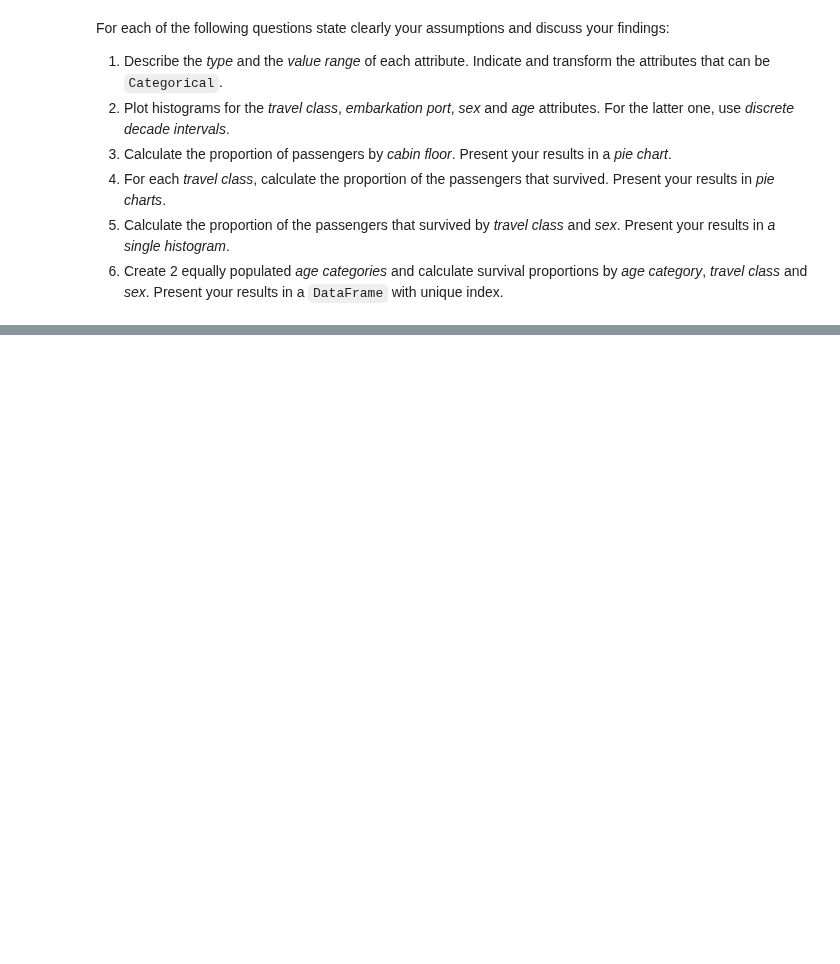
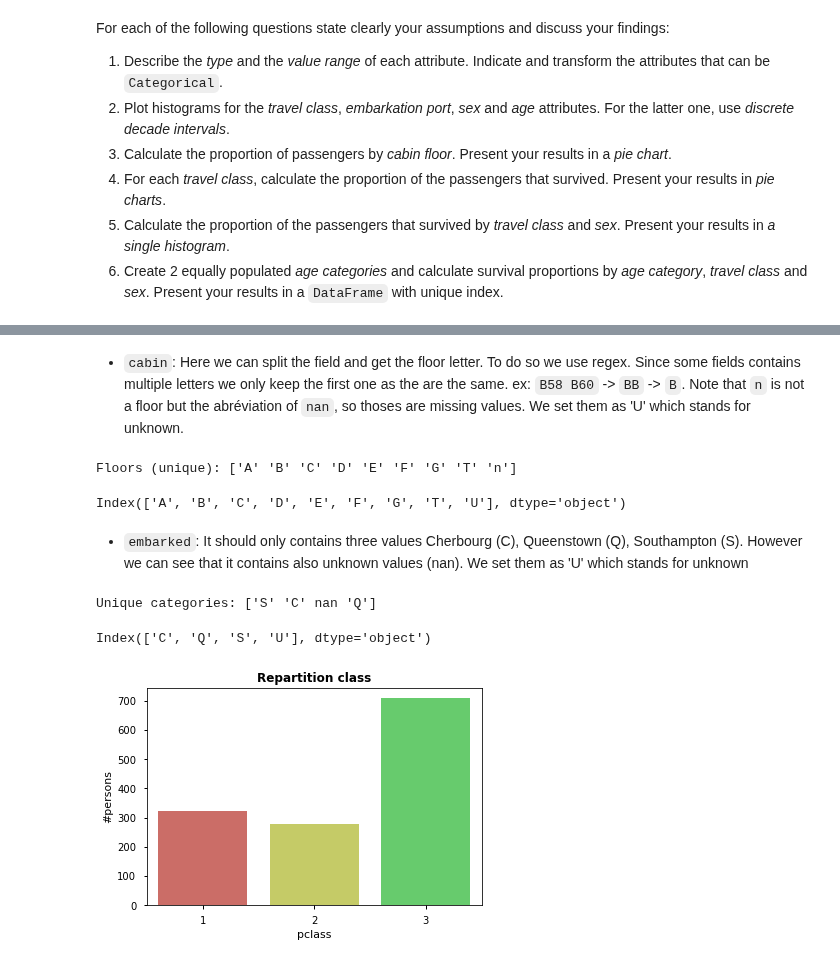
Before and after one commit to AdaTeamElec/ADA2017-Homeworks, a Jupyter notebook: 01 - Pandas and Data Wrangling/Homework 1.ipynb, the cells around one changed output, grey strips where cells are left out. Saved outputs shown, nothing was run; the diff lists cells and outputs as text; code cells hidden in the pictures; blank space fills up the shorter version.

```diff
--- a/01 - Pandas and Data Wrangling/Homework 1.ipynb
+++ b/01 - Pandas and Data Wrangling/Homework 1.ipynb
@@ -492,0 +407,4 @@ For each of the following questions state clearly your assumptions and discuss y
+# %%
+print('Unique categories: {}'.format(df['sex'].unique()))
+df['sex'] = df.sex.astype('category')
+df['sex'].cat.categories
@@ -492,0 +426,32 @@ For each of the following questions state clearly your assumptions and discuss y
+# %% [markdown]
+* `cabin`: Here we can split the field and get the floor letter. To do so we use regex. Since some fields contains multiple letters we only keep the first one as the are the same. ex: `B58 B60` -> `BB` -> `B`. Note that `n` is not a floor but the abréviation of `nan`, so thoses are missing values. We set them as 'U' which stands for unknown.
+# %%
+floors = [re.sub(r'[0-9 ]', '', str(item))[0] for item in df['cabin']]
+print('Floors (unique): {}'.format(np.unique(floors)))
+df['floor'] = floors
+df.loc[df['floor'] == 'n', 'floor'] = 'U'
+df['floor'] = df.floor.astype('category')
+df['floor'].cat.categories
+# %% [output]
+Floors (unique): ['A' 'B' 'C' 'D' 'E' 'F' 'G' 'T' 'n']
+Index(['A', 'B', 'C', 'D', 'E', 'F', 'G', 'T', 'U'], dtype='object')
+# %% [markdown]
+* `embarked`: It should only contains three values Cherbourg (C), Queenstown (Q), Southampton (S). However we can see that it contains also unknown values (nan). We set them as 'U' which stands for unknown
+# %%
+print('Unique categories: {}'.format(df['embarked'].unique()))
+df['embarked'] = df['embarked'].fillna('U')
+df['embarked'] = df.embarked.astype('category')
+df['embarked'].cat.categories
+# %% [output]
+Unique categories: ['S' 'C' nan 'Q']
+Index(['C', 'Q', 'S', 'U'], dtype='object')
+# %%
+def nice_bar_plot(data, title='', y_axis=''):
+    fig, ax = plt.subplots()
+    ax.set_title(title , fontsize=12, fontweight='bold')
+    ax.set_xlabel(data.name); ax.set_ylabel(y_axis)
+    sns.barplot(x=data.value_counts().keys(), y=data.value_counts().values,  ax=ax)
+# %%
+nice_bar_plot(df['pclass'], 'Repartition class', '#persons')
+# %% [output]
+[figure, added]
```
Also changed, not shown: parts of 36 cells of this notebook.
